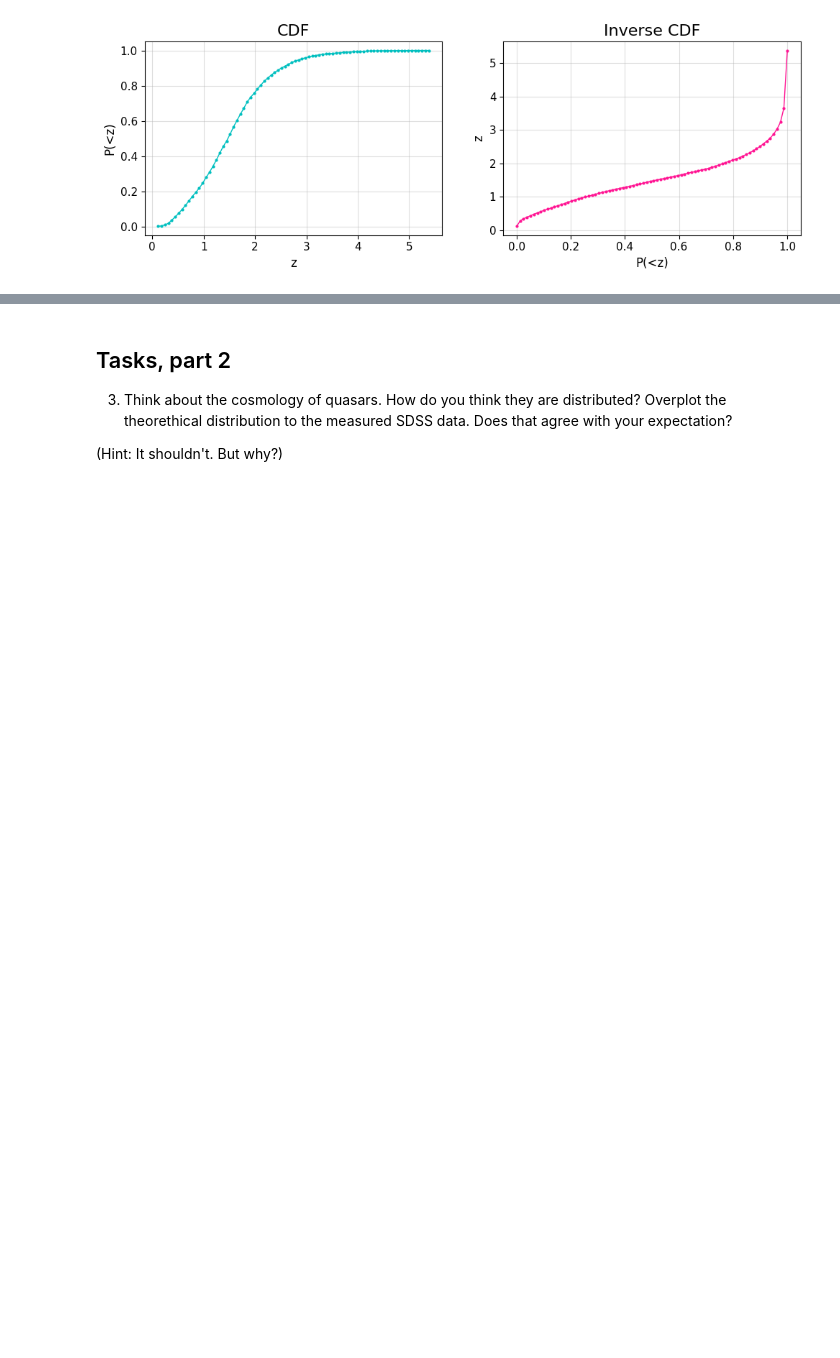
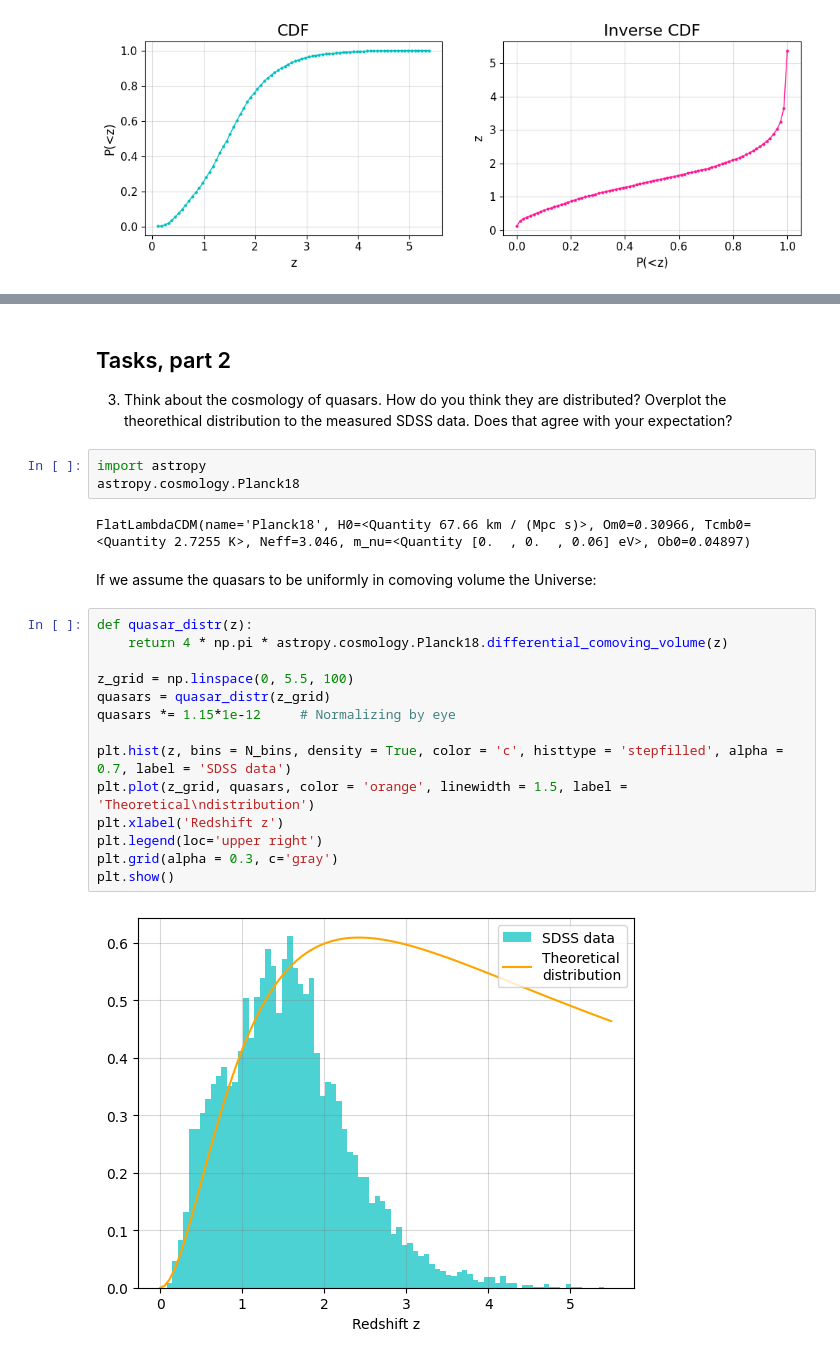
Before and after one commit to Alice-Palladino/astrostatistics_bicocca_2024, a Jupyter notebook: working/L04 - cloning quasars.ipynb, the cells around one changed output, grey strips where cells are left out. Saved outputs shown, nothing was run; the diff lists cells and outputs as text; blank space fills up the shorter version.

Commit message:
L04 - cloning quasars

```diff
--- a/working/L04 - cloning quasars.ipynb
+++ b/working/L04 - cloning quasars.ipynb
@@ -144,5 +143,26 @@ plt.show()
 ## Tasks, part 2
 
 3. Think about the cosmology of quasars. How do you think they are distributed? Overplot the theorethical distribution to the measured SDSS data. Does that agree with your expectation?
-
-(Hint: It shouldn't. But why?)
+# %%
+import astropy
+astropy.cosmology.Planck18
+# %% [output]
+FlatLambdaCDM(name='Planck18', H0=<Quantity 67.66 km / (Mpc s)>, Om0=0.30966, Tcmb0=<Quantity 2.7255 K>, Neff=3.046, m_nu=<Quantity [0.  , 0.  , 0.06] eV>, Ob0=0.04897)
+# %% [markdown]
+If we assume the quasars to be uniformly in comoving volume the Universe:
+# %%
+def quasar_distr(z):
+    return 4 * np.pi * astropy.cosmology.Planck18.differential_comoving_volume(z)
+
+z_grid = np.linspace(0, 5.5, 100)
+quasars = quasar_distr(z_grid)
+quasars *= 1.15*1e-12     # Normalizing by eye
+
+plt.hist(z, bins = N_bins, density = True, color = 'c', histtype = 'stepfilled', alpha = 0.7, label = 'SDSS data')
+plt.plot(z_grid, quasars, color = 'orange', linewidth = 1.5, label = 'Theoretical\ndistribution')
+plt.xlabel('Redshift z')
+plt.legend(loc='upper right')
+plt.grid(alpha = 0.3, c='gray')
+plt.show()
+# %% [output]
+[figure, added]
```
Also changed, not shown: parts of 5 cells of this notebook.
